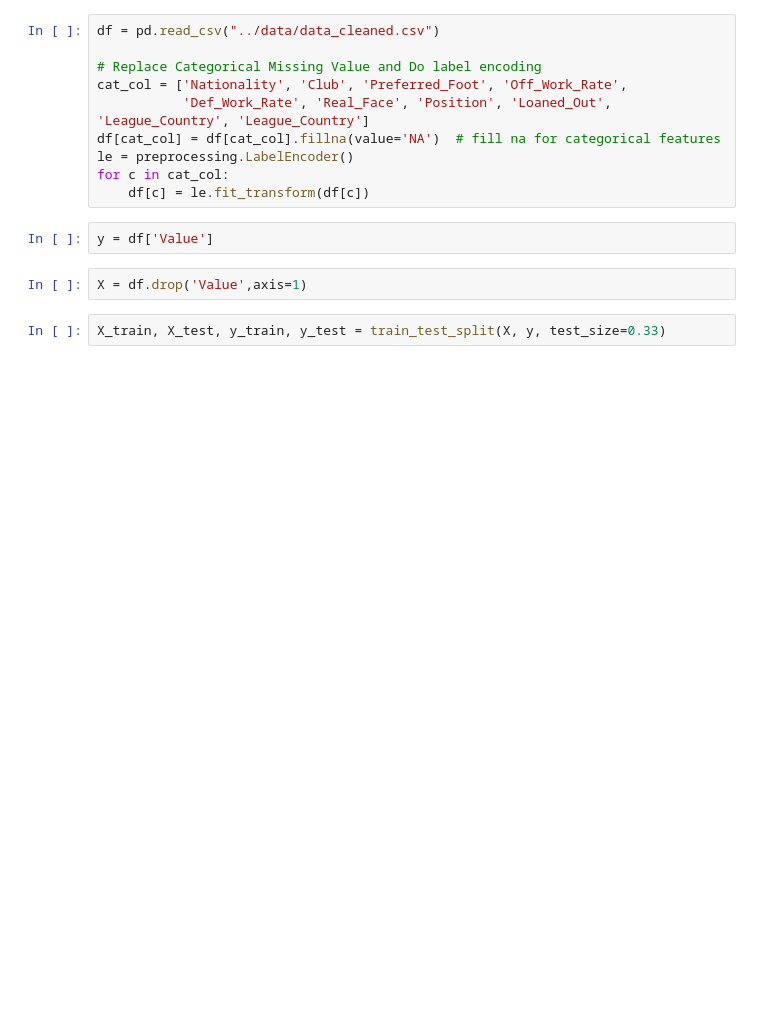
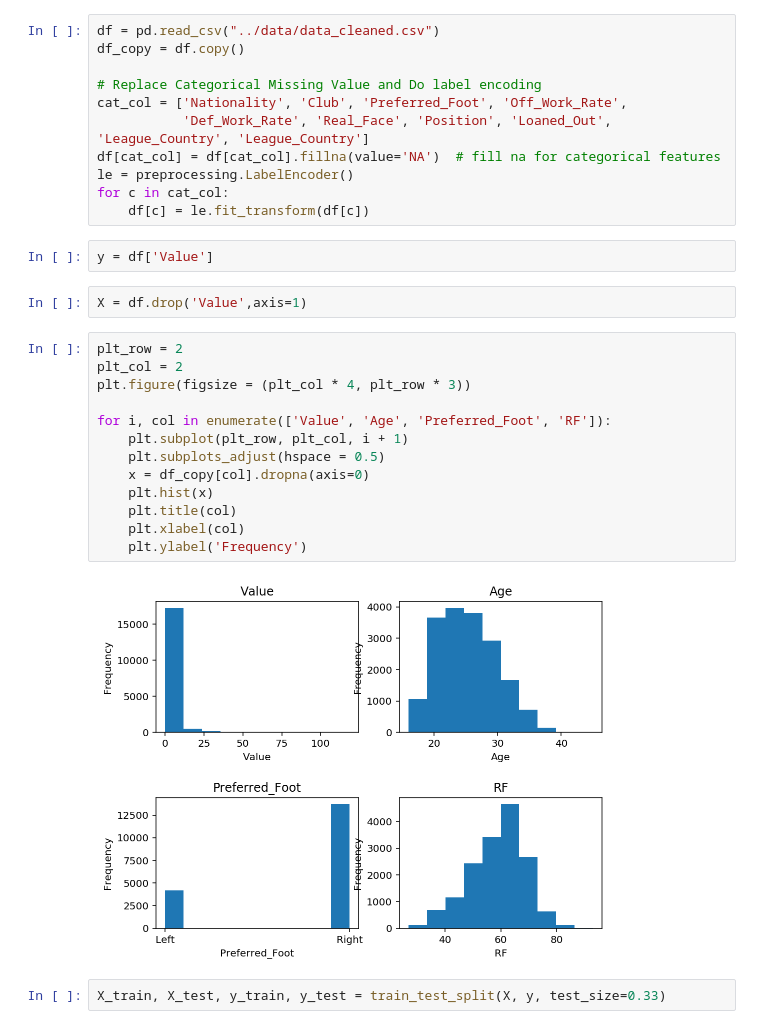
Before and after one commit to DurianCandy/MSDS-699, a Jupyter notebook: notebooks/6b_final_project_checkin_template.ipynb, the cells around one changed output. Cells and saved outputs as stored; diff of their text form; blank space fills up the shorter version.

```diff
--- a/notebooks/6b_final_project_checkin_template.ipynb
+++ b/notebooks/6b_final_project_checkin_template.ipynb
@@ -36,6 +36,7 @@ Load Data
 -----
 # %%
 df = pd.read_csv("../data/data_cleaned.csv")
+df_copy = df.copy()
 
 # Replace Categorical Missing Value and Do label encoding
 cat_col = ['Nationality', 'Club', 'Preferred_Foot', 'Off_Work_Rate',
@@ -48,6 +49,21 @@ for c in cat_col:
 y = df['Value']
 # %%
 X = df.drop('Value',axis=1)
+# %%
+plt_row = 2
+plt_col = 2
+plt.figure(figsize = (plt_col * 4, plt_row * 3))
+
+for i, col in enumerate(['Value', 'Age', 'Preferred_Foot', 'RF']):
+    plt.subplot(plt_row, plt_col, i + 1)
+    plt.subplots_adjust(hspace = 0.5)
+    x = df_copy[col].dropna(axis=0)
+    plt.hist(x)
+    plt.title(col)
+    plt.xlabel(col)
+    plt.ylabel('Frequency')
+# %% [output]
+[figure, added]
 # %%
 X_train, X_test, y_train, y_test = train_test_split(X, y, test_size=0.33)
 # %% [markdown]
```
Also changed, not shown: parts of 5 cells of this notebook, 2 other files.
